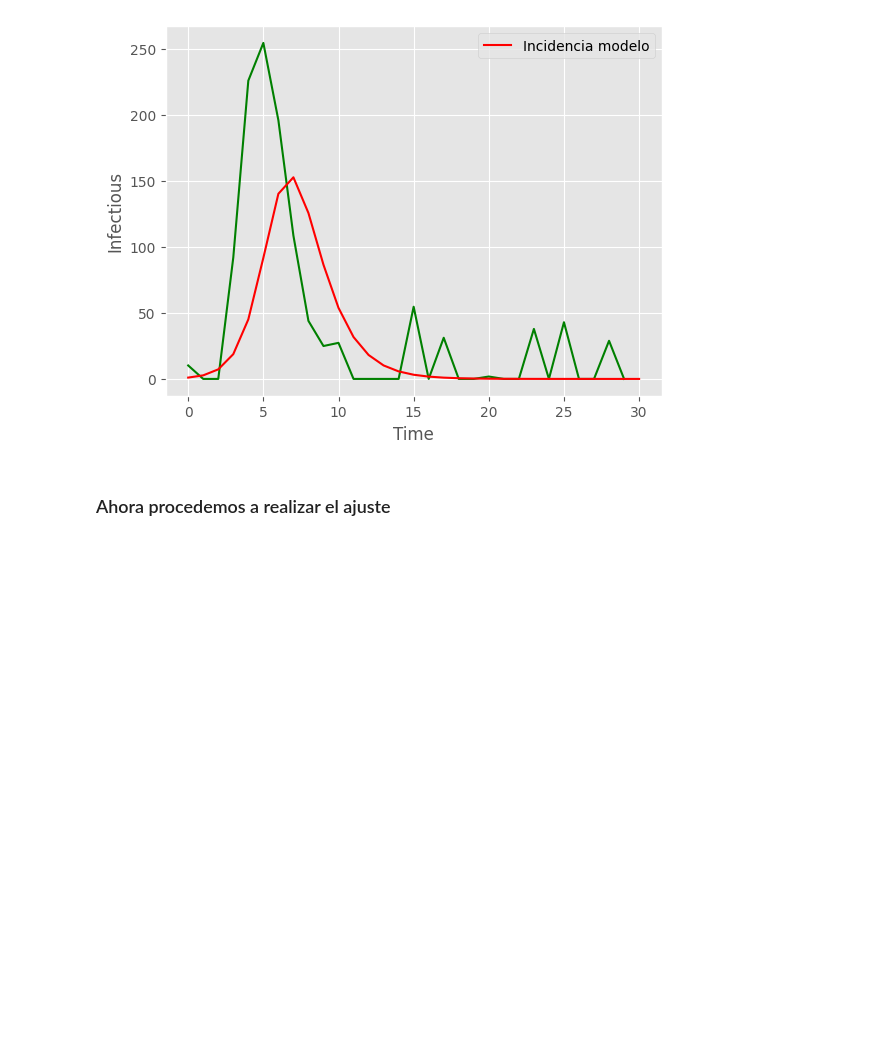
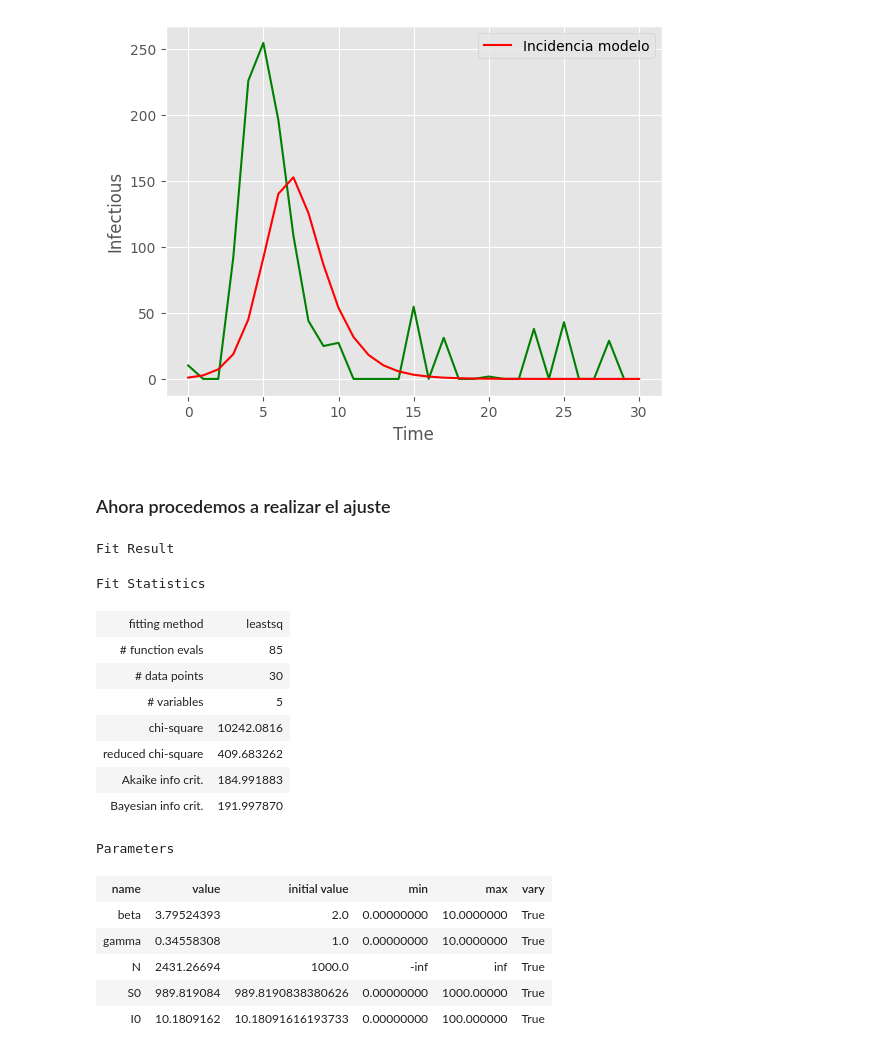
Before and after one commit to leticiaram/Modelacion-Epidemiologica, a Jupyter notebook: 2_Ajuste_Numerico_modelo_SIR.ipynb, the cells around one changed output. Cells and saved outputs as stored; diff of their text form; code cells hidden in the pictures; blank space fills up the shorter version.

```diff
--- a/2_Ajuste_Numerico_modelo_SIR.ipynb
+++ b/2_Ajuste_Numerico_modelo_SIR.ipynb
@@ -364,3 +364,26 @@ plt.show()
 [figure]
 # %% [markdown]
 ### Ahora procedemos a realizar el ajuste
+# %%
+# fit model and find predicted values
+t = np.linspace(0, 10, 100)
+result = minimize(residual_incidencias, params, args=(t, data), method='leastsq')
+result
+# %% [output]
+Fit Result
+Fit Statistics
+| fitting method | leastsq |
+| # function evals | 85 |
+| # data points | 30 |
+| # variables | 5 |
+| chi-square | 10242.0816 |
+| reduced chi-square | 409.683262 |
+| Akaike info crit. | 184.991883 |
+| Bayesian info crit. | 191.997870 |
+Parameters
+| name | value | initial value | min | max | vary |
+| beta | 3.79524393 | 2.0 | 0.00000000 | 10.0000000 | True |
+| gamma | 0.34558308 | 1.0 | 0.00000000 | 10.0000000 | True |
+| N | 2431.26694 | 1000.0 | -inf | inf | True |
+| S0 | 989.819084 | 989.8190838380626 | 0.00000000 | 1000.00000 | True |
+| I0 | 10.1809162 | 10.18091616193733 | 0.00000000 | 100.000000 | True |
```
Also changed, not shown: parts of 2 cells of this notebook.
